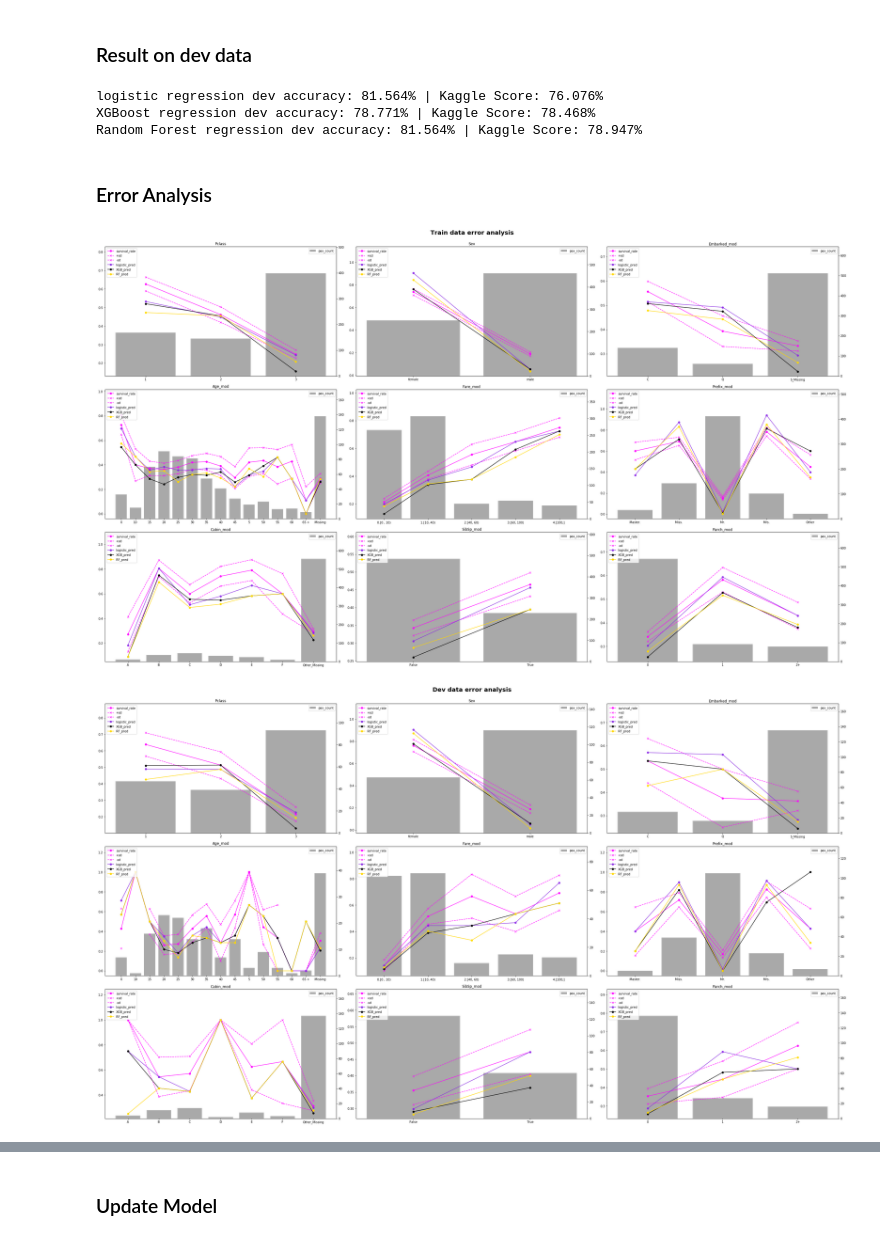
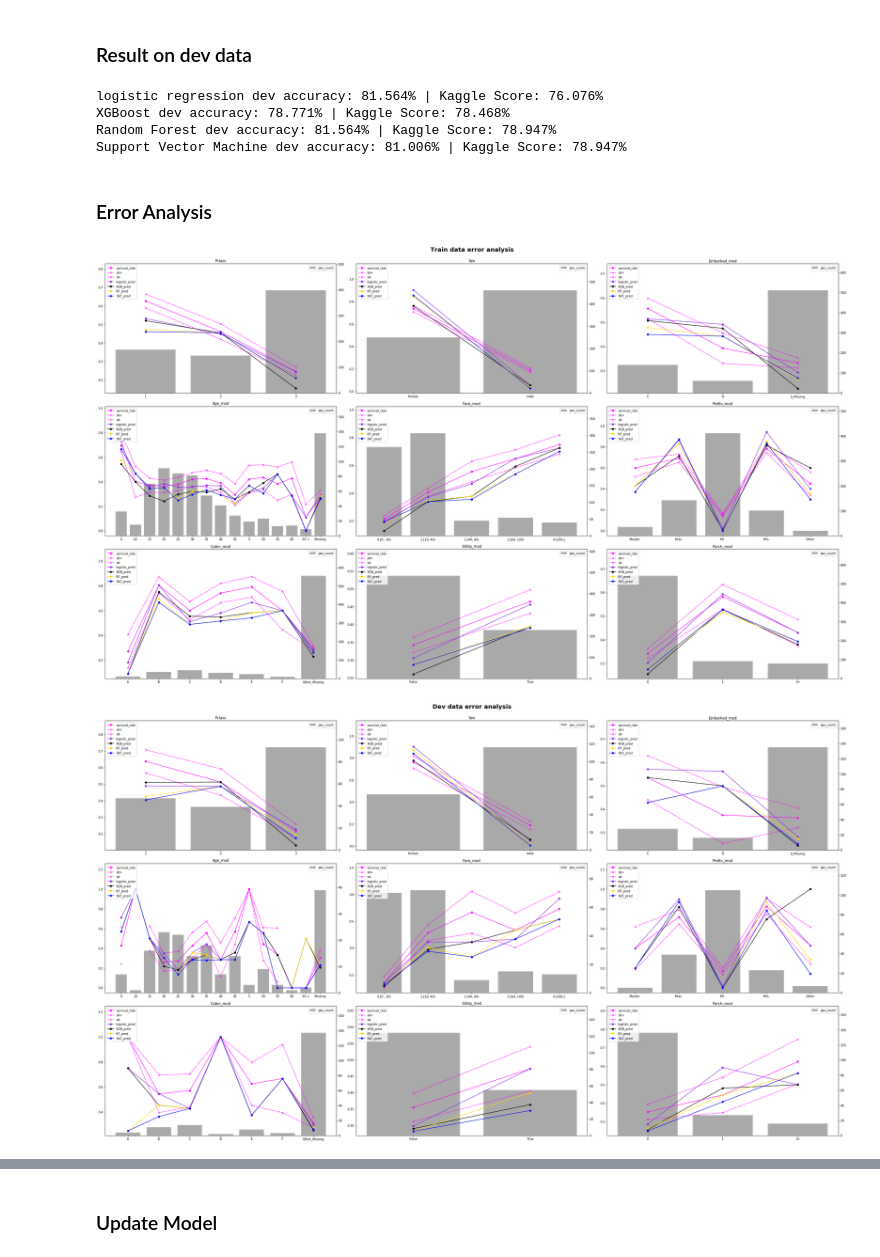
Before and after one commit to riwaa/Kaggle_ML_Titanic, a Jupyter notebook: Titanic_Model_v2.ipynb, the cells around one changed output, grey strips where cells are left out. Cells and saved outputs as stored; diff of their text form; code cells hidden in the pictures.

```diff
--- a/Titanic_Model_v2.ipynb
+++ b/Titanic_Model_v2.ipynb
@@ -283,8 +293,9 @@ nearest_rounding = [1, 2, 5, 10, 20]
 fig, axes = plt.subplots(len(nearest_rounding), 1, figsize=(15, 6 * len(nearest_rounding)))
 
 for i, nearest in enumerate(nearest_rounding):
-    df = var_info(round_nearest(train_data, var, nearest), var)
+    df = var_info(round_nearest(train_data, var, nearest), var, label=train_label, target={'Survived': [('survival_rate', 'mean'), ('sd+', mean_plus_sd), ('sd-', mean_minus_sd)]})
 
-    plt_var_info(df, axes[i], {'survival_rate':'magenta'}, confidence_interval=True, exposure='pax_count')
+    lines = {'survival_rate': {'color': 'magenta', 'style': '-', 'marker': 'o'}, 'sd+': {'color': 'magenta', 'style': '--', 'marker': 'x'}, 'sd-': {'color': 'magenta', 'style': '--', 'marker': 'x'}}
+    plt_var_info(df, axes[i], lines, exposure='pax_count')
     axes[i].set_title('{} rounded down to nearest {}'.format(var, nearest))
 # %% [output]
@@ -434,8 +447,12 @@ fig, axes = plt.subplots(3, 3, figsize=(35, 20))
 axes = axes.flatten()
 
 for col, ax in zip(transformed_data.columns, axes):
+    df = var_info(transformed_data, col, label=train_label, target={'Survived': [('survival_rate', 'mean'), ('sd+', mean_plus_sd), ('sd-', mean_minus_sd)]})
 
-    plt_var_info(var_info(transformed_data, col), ax, {'survival_rate': 'magenta'}, confidence_interval=True, exposure='num_pax')
+    lines = {'survival_rate': {'color': 'magenta', 'style': '-', 'marker': 'o'}, 'sd+': {'color': 'magenta', 'style': '--', 'marker': 'x'}, 'sd-': {'color': 'magenta', 'style': '--', 'marker': 'x'}}
+
+
+    plt_var_info(df, ax, lines, exposure='num_pax')
     ax.set_title(col)
 fig.tight_layout()
 # %% [output]
@@ -671,14 +731,18 @@ max_depth: 7 | min_samples_leaf: 3 | accuracy: 0.8146126761 | accuracy SD:0.0324
 log = log_grid.best_estimator_
 XGB = XGB_grid.best_estimator_
 RF = RF_grid.best_estimator_
+SVC = SVC_grid.best_estimator_
+
 
 print('logistic regression dev accuracy: {:.3%} | Kaggle Score: {:.3%}'.format(accuracy_score(dev_label, log.predict(dev_data)), 0.76076))
-print('XGBoost regression dev accuracy: {:.3%} | Kaggle Score: {:.3%}'.format(accuracy_score(dev_label, XGB.predict(dev_data)), 0.78468))
-print('Random Forest regression dev accuracy: {:.3%} | Kaggle Score: {:.3%}'.format(accuracy_score(dev_label, RF.predict(dev_data)), 0.78947))
+print('XGBoost dev accuracy: {:.3%} | Kaggle Score: {:.3%}'.format(accuracy_score(dev_label, XGB.predict(dev_data)), 0.78468))
+print('Random Forest dev accuracy: {:.3%} | Kaggle Score: {:.3%}'.format(accuracy_score(dev_label, RF.predict(dev_data)), 0.78947))
+print('Support Vector Machine dev accuracy: {:.3%} | Kaggle Score: {:.3%}'.format(accuracy_score(dev_label, SVC.predict(dev_data)), 0.78947))
 # %% [output]
 logistic regression dev accuracy: 81.564% | Kaggle Score: 76.076%
-XGBoost regression dev accuracy: 78.771% | Kaggle Score: 78.468%
-Random Forest regression dev accuracy: 81.564% | Kaggle Score: 78.947%
+XGBoost dev accuracy: 78.771% | Kaggle Score: 78.468%
+Random Forest dev accuracy: 81.564% | Kaggle Score: 78.947%
+Support Vector Machine dev accuracy: 81.006% | Kaggle Score: 78.947%
 # %% [markdown]
 ### Error Analysis
 # %%
@@ -686,39 +750,54 @@ transformed_data = data_transformation().transform(train_data)
 transformed_data['logistc_pred'] = log.predict(train_data)
 transformed_data['XGB_pred'] = XGB.predict(train_data)
 transformed_data['RF_pred'] = RF.predict(train_data)
+transformed_data['SVC_pred'] = SVC.predict(train_data)
+
 
 fig, axes = plt.subplots(3, 3, figsize=(35, 20))
 axes = axes.flatten()
 
 for col, ax in zip(transformed_data.columns, axes):
-    df = var_info(transformed_data, col, target={'Survived': [('survival_rate', 'mean'), ('survival_rate_sd', np.std)],
-                                                 'logistc_pred': [('logistic_pred', 'mean')], 'XGB_pred': [('XGB_pred', 'mean')], 'RF_pred': [('RF_pred', 'mean')]})
+    df = var_info(transformed_data, col, label=train_label, target={'Survived': [('survival_rate', 'mean'), ('sd+', mean_plus_sd), ('sd-', mean_minus_sd)],
+                                                                    'logistc_pred': [('logistic_pred', 'mean')], 'XGB_pred': [('XGB_pred', 'mean')], 'RF_pred': [('RF_pred', 'mean')],
+                                                                    'SVC_pred': [('SVC_pred', 'mean')]})
 
-    plt_var_info(df, ax, {'survival_rate': 'magenta', 'logistic_pred': 'blueviolet', 'XGB_pred': 'black', 'RF_pred': 'gold'}, confidence_interval=True, exposure='num_pax')
+    lines = {'survival_rate': {'color': 'magenta', 'style': '-', 'marker': 'o'}, 'sd+': {'color': 'magenta', 'style': '--', 'marker': 'x'}, 'sd-': {'color': 'magenta', 'style': '--', 'marker': 'x'},
+             'logistic_pred': {'color': 'blueviolet', 'style': '-', 'marker': 'o'}, 'XGB_pred': {'color': 'black', 'style': '-', 'marker': 'o'}, 'RF_pred': {'color': 'gold', 'style': '-', 'marker': 'o'},
+             'SVC_pred': {'color': 'blue', 'style': '-', 'marker': 'o'}}
+
+
+    plt_var_info(df, ax, lines, exposure='num_pax')
     ax.set_title(col)
 
 fig.suptitle('Train data error analysis', fontsize=20, fontweight='bold', y=1.02)
 fig.tight_layout()
 # %% [output]
-[figure, old version]
+[figure, new version]
 # %%
 transformed_data = data_transformation().transform(dev_data)
 transformed_data['logistc_pred'] = log.predict(dev_data)
 transformed_data['XGB_pred'] = XGB.predict(dev_data)
 transformed_data['RF_pred'] = RF.predict(dev_data)
+transformed_data['SVC_pred'] = SVC.predict(dev_data)
+
 
 fig, axes = plt.subplots(3, 3, figsize=(35, 20))
 axes = axes.flatten()
 
 for col, ax in zip(transformed_data.columns, axes):
-    df = var_info(transformed_data, col, label=dev_label, target={'Survived': [('survival_rate', 'mean'), ('survival_rate_sd', np.std)],
-                                                                  'logistc_pred': [('logistic_pred', 'mean')], 'XGB_pred': [('XGB_pred', 'mean')], 'RF_pred': [('RF_pred', 'mean')]})
+    df = var_info(transformed_data, col, label=dev_label, target={'Survived': [('survival_rate', 'mean'), ('sd+', mean_plus_sd), ('sd-', mean_minus_sd)],
+                                                                    'logistc_pred': [('logistic_pred', 'mean')], 'XGB_pred': [('XGB_pred', 'mean')], 'RF_pred': [('RF_pred', 'mean')],
+                                                                    'SVC_pred': [('SVC_pred', 'mean')]})
 
-    plt_var_info(df, ax, {'survival_rate': 'magenta', 'logistic_pred': 'blueviolet', 'XGB_pred': 'black', 'RF_pred': 'gold'}, confidence_interval=True, exposure='num_pax')
+    lines = {'survival_rate': {'color': 'magenta', 'style': '-', 'marker': 'o'}, 'sd+': {'color': 'magenta', 'style': '--', 'marker': 'x'}, 'sd-': {'color': 'magenta', 'style': '--', 'marker': 'x'},
+             'logistic_pred': {'color': 'blueviolet', 'style': '-', 'marker': 'o'}, 'XGB_pred': {'color': 'black', 'style': '-', 'marker': 'o'}, 'RF_pred': {'color': 'gold', 'style': '-', 'marker': 'o'},
+             'SVC_pred': {'color': 'blue', 'style': '-', 'marker': 'o'}}
+
+    plt_var_info(df, ax, lines, exposure='num_pax')
     ax.set_title(col)
 
 fig.suptitle('Dev data error analysis', fontsize=20, fontweight='bold', y=1.02)
 fig.tight_layout()
 # %% [output]
-[figure, old version]
+[figure, new version]
 # %% [markdown]
```
Also changed, not shown: parts of 8 cells of this notebook.
